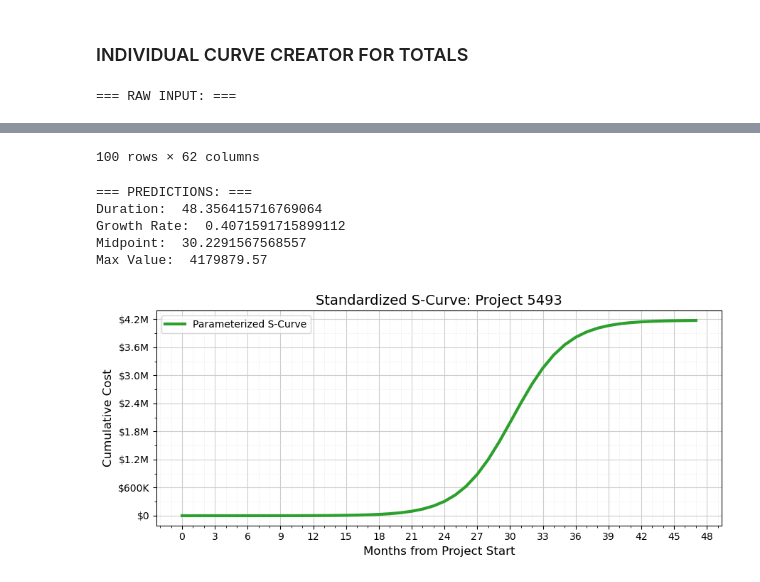
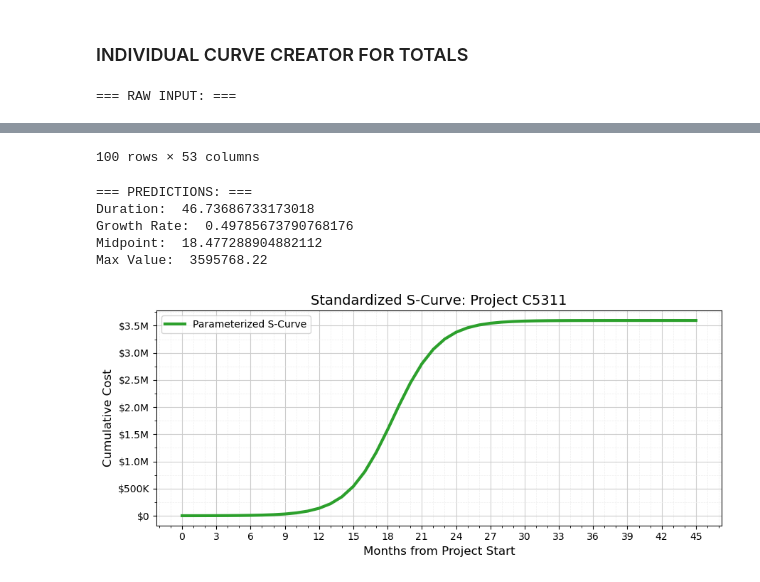
Before and after one commit to tomragus/i4X-CPM-Model-Backend, a Jupyter notebook: curve_creator_totals.ipynb, the cells around one changed output, grey strips where cells are left out. Cells and saved outputs as stored; diff of their text form; code cells hidden in the pictures.

```diff
--- a/curve_creator_totals.ipynb
+++ b/curve_creator_totals.ipynb
@@ -19,8 +19,8 @@ Projected Commitments, and Estimate at Completion
 
 '''
 
-# import project 5493
-filepath = "5493.csv"
+# import project 5493 (I changed it to some other projects for testing)
+filepath = "C5311.csv"
 project_code = Path(filepath).stem
 df = pd.read_csv(filepath)
 
@@ -28,7 +28,7 @@ print("=== RAW INPUT: ===")
 display(df.head(100))
 
 # assign gross sq footage
-gross_sq = 4000
+gross_sq = 106665
 
 #########################################
 
@@ -61,6 +61,12 @@ df.insert(1, "Gross Sq Footage", gross_sq)
 # Remove "Actuals" columns
 cols_to_drop = ["Actuals To Date", "Actuals + Projections"]
 df = df.drop(columns=cols_to_drop, errors="ignore")
+
+# Drop all columns after "Estimate at Completion"
+_eac = "Estimate at Completion"
+if _eac in df.columns:
+    _i = list(df.columns).index(_eac)
+    df = df.iloc[:, : _i + 1]
 
 # Convert feature values to float
 df[['Gross Sq Footage', 'Projected Budget', 'Projected Commitments', 'Estimate at Completion']] = (
@@ -181,7 +187,7 @@ plt.show()
-100 rows × 62 columns
+100 rows × 53 columns
 === PREDICTIONS: ===
-Duration:  48.356415716769064
-Growth Rate:  0.4071591715899112
-Midpoint:  30.2291567568557
-Max Value:  4179879.57
+Duration:  46.73686733173018
+Growth Rate:  0.49785673790768176
+Midpoint:  18.477288904882112
+Max Value:  3595768.22
-[figure, old version]
+[figure, new version]
```
Also changed, not shown: parts of 1 cell of this notebook, 1 other file.
